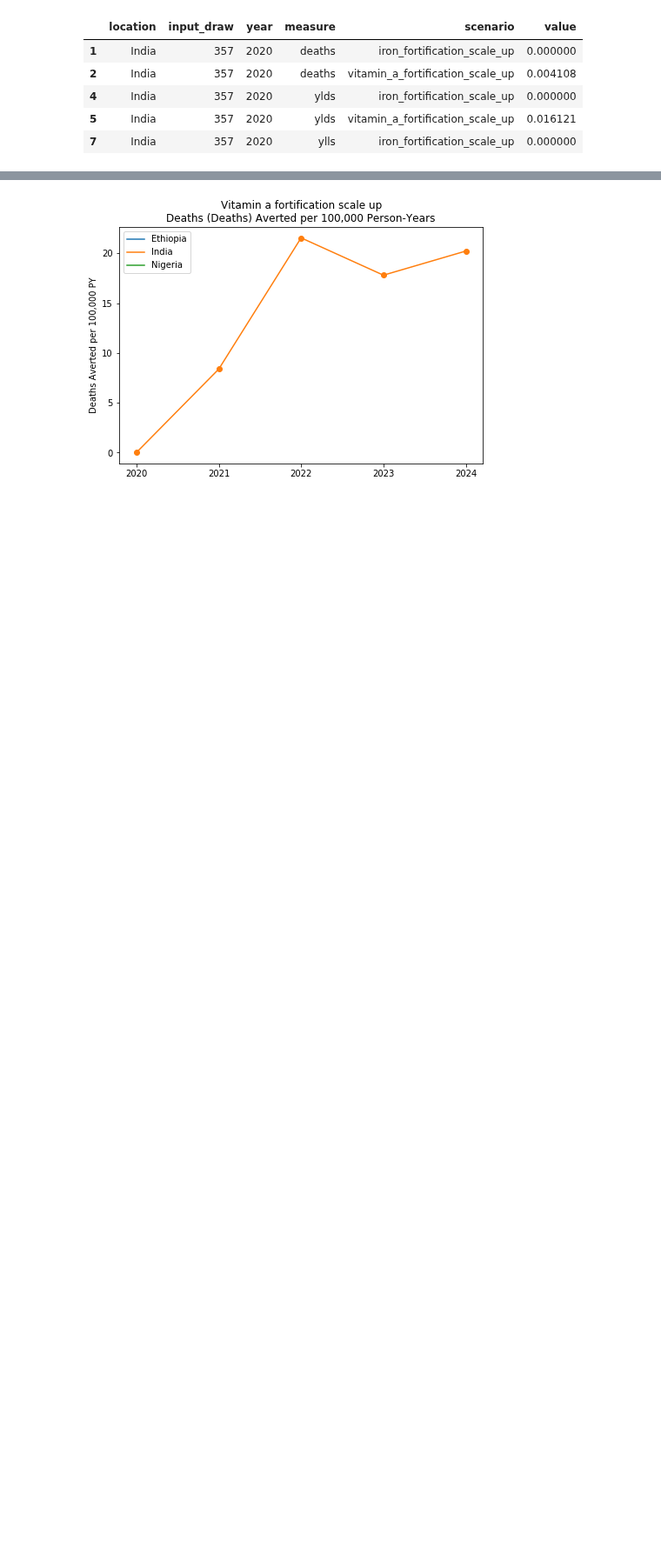
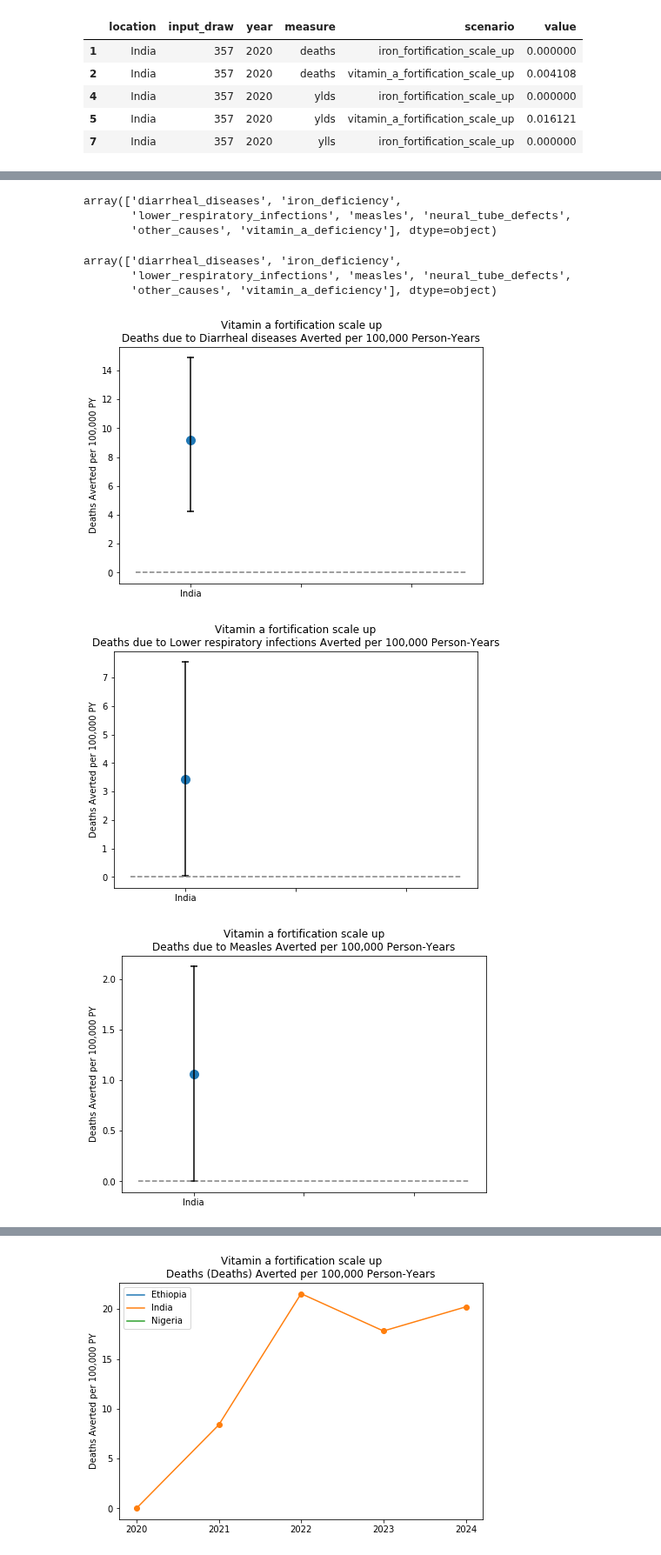
Before and after one commit to ihmeuw/vivarium_data_analysis, a Jupyter notebook: output_processing/lsff/model_7/new_start_date/results_processing_and_plotting.ipynb, the cells around one changed output, grey strips where cells are left out. Shown at 87% size. Saved outputs shown, nothing was run; the diff lists cells and outputs as text; code cells hidden in the pictures; blank space fills up the shorter version.

Commit message:
add results plotting by cause

```diff
--- a/output_processing/lsff/model_7/new_start_date/results_processing_and_plotting.ipynb
+++ b/output_processing/lsff/model_7/new_start_date/results_processing_and_plotting.ipynb
@@ -34,7 +34,11 @@ def get_stratified_averted_results(strata_cols):
         pt['location'] = locations[i]
         master_pt = master_pt.append(pt)
     master_data = master_data.groupby((['location','scenario','input_draw'] + strata_cols + ['measure'])).sum()
-    master_pt = master_pt.groupby((['location','scenario','input_draw'] + strata_cols)).sum()
+    if 'cause' in strata_cols:
+        no_cause_strata_cols = [col for col in strata_cols if col != 'cause']
+        master_pt = master_pt.groupby(['location','scenario','input_draw'] + no_cause_strata_cols).sum()
+    else:
+        master_pt = master_pt.groupby((['location','scenario','input_draw'] + strata_cols)).sum()
     rates = master_data / master_pt
     baseline_rates = rates.reset_index()
     baseline_rates = baseline_rates.loc[baseline_rates.scenario == 'baseline']
@@ -64,3 +68,6 @@ by_year.head()
 | 4 | India | 357 | 2020 | ylds | iron_fortification_scale_up | 0.000000 |
 | 5 | India | 357 | 2020 | ylds | vitamin_a_fortification_scale_up | 0.016121 |
 | 7 | India | 357 | 2020 | ylls | iron_fortification_scale_up | 0.000000 |
+# %%
+by_cause = get_stratified_averted_results(['cause'])
+by_cause.head()
@@ -66,0 +81,6 @@ by_year.head()
+# %%
+np.unique(by_cause['cause'])
+# %% [output]
+array(['diarrheal_diseases', 'iron_deficiency',
+       'lower_respiratory_infections', 'measles', 'neural_tube_defects',
+       'other_causes', 'vitamin_a_deficiency'], dtype=object)
@@ -66,0 +146,22 @@ by_year.head()
+# %%
+np.unique(by_cause['cause'])
+# %% [output]
+array(['diarrheal_diseases', 'iron_deficiency',
+       'lower_respiratory_infections', 'measles', 'neural_tube_defects',
+       'other_causes', 'vitamin_a_deficiency'], dtype=object)
+# %%
+# fatal causes
+
+scenarios = ['vitamin_a_fortification_scale_up','iron_fortification_scale_up']
+
+outcome_vars = ['deaths']
+
+causes = ['diarrheal_diseases',
+       'lower_respiratory_infections', 'measles', 'neural_tube_defects',
+       'other_causes']
+
+plot_results_by_cause(by_cause, scenarios, outcome_vars, causes)
+# %% [output]
+[figure, added]
+[figure, added]
+[figure, added]
```
Also changed, not shown: parts of 5 cells of this notebook, 1 other file.
